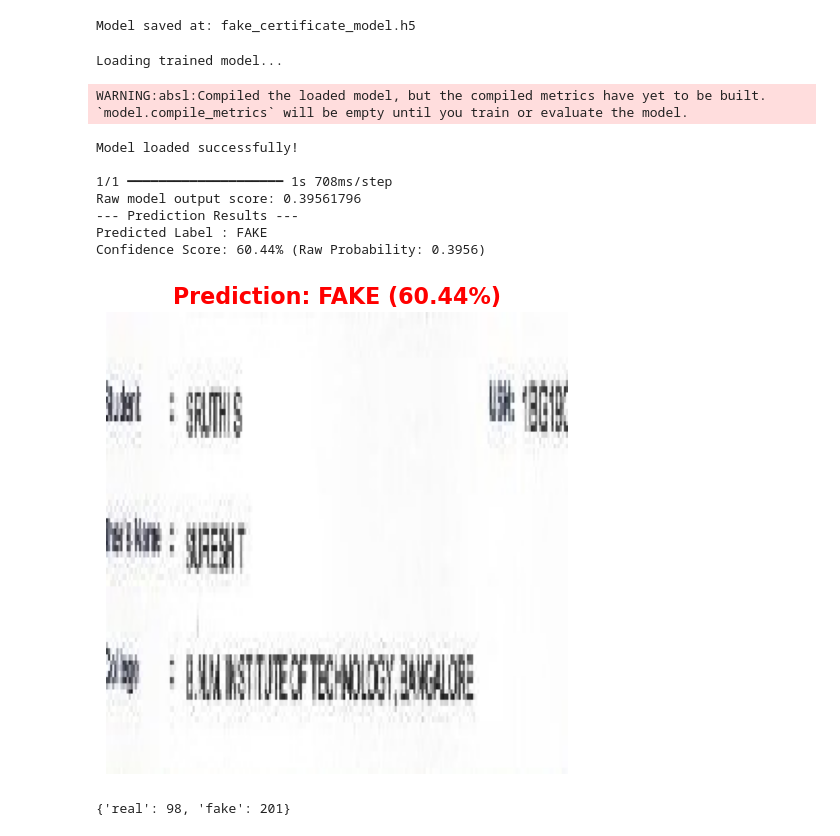
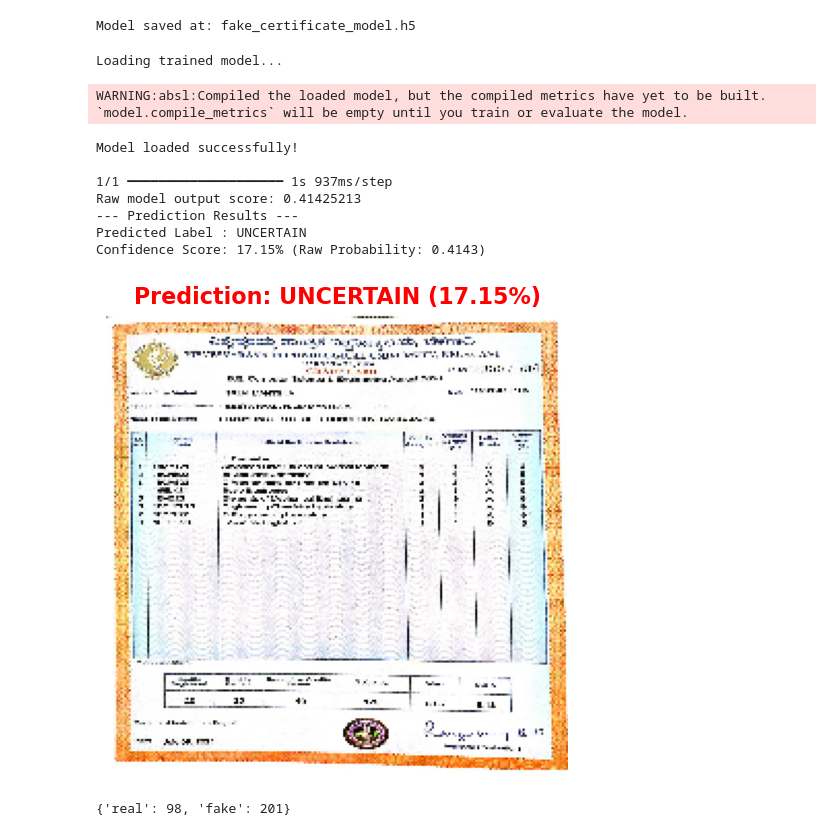
Before and after one commit to Basanagouda25/Fake-Degree-Certificate-Detection, a Jupyter notebook: Fake_certificate_detection.ipynb, the cells around one changed output. Saved outputs shown, nothing was run; the diff lists cells and outputs as text; code cells hidden in the pictures.

```diff
--- a/Fake_certificate_detection.ipynb
+++ b/Fake_certificate_detection.ipynb
@@ -359,39 +359,39 @@ def show_prediction(img, score):
     # 6. Display the image along with predicted label
     plt.figure(figsize=(6, 6))
     plt.imshow(img) # Display original loaded image
 
     # Color code the titles for easy reading
     title_color = "green" if label == "REAL" else "red"
     plt.title(f"Prediction: {label} ({confidence:.2f}%)", fontsize=16, fontweight='bold', color=title_color)
     plt.axis("off")
     plt.show()
 
 # --- 3. Execution Block ---
 
 # Change this path to test any image on your PC!
 # (Ensure the path starts with an 'r' string to safely handle Windows slashes)
-test_image_path = r"maindataset/d1Certificate forgery detection/test/images/sruthi6th_png.rf.a91fe80e73eb58796af87e29292bab9d.jpg"
+test_image_path = r"C:\Users\basan\Desktop\project\Minor_Project\maindataset\d1Certificate forgery detection\valid\images\Srija-Mantena_1BG19CS105_page-0002_jpg.rf.f6e036584c7cae40735094c89de8c193.jpg"
 
 
 
 try:
     # Run the pipeline functions
     img, img_array = preprocess_image(test_image_path)
     score = predict_image(model, img_array)
     show_prediction(img, score)
 except Exception as e:
     print(e)
 # %% [output]
 Loading trained model...
 WARNING:absl:Compiled the loaded model, but the compiled metrics have yet to be built. `model.compile_metrics` will be empty until you train or evaluate the model.
 Model loaded successfully!
 
-1/1 ━━━━━━━━━━━━━━━━━━━━ 1s 708ms/step
-Raw model output score: 0.39561796
+1/1 ━━━━━━━━━━━━━━━━━━━━ 1s 937ms/step
+Raw model output score: 0.41425213
 --- Prediction Results ---
-Predicted Label : FAKE
-Confidence Score: 60.44% (Raw Probability: 0.3956)
+Predicted Label : UNCERTAIN
+Confidence Score: 17.15% (Raw Probability: 0.4143)
-[figure, old version]
+[figure, new version]
 # %%
 from collections import Counter
 import os
```
Also changed, not shown: 9 other files.
